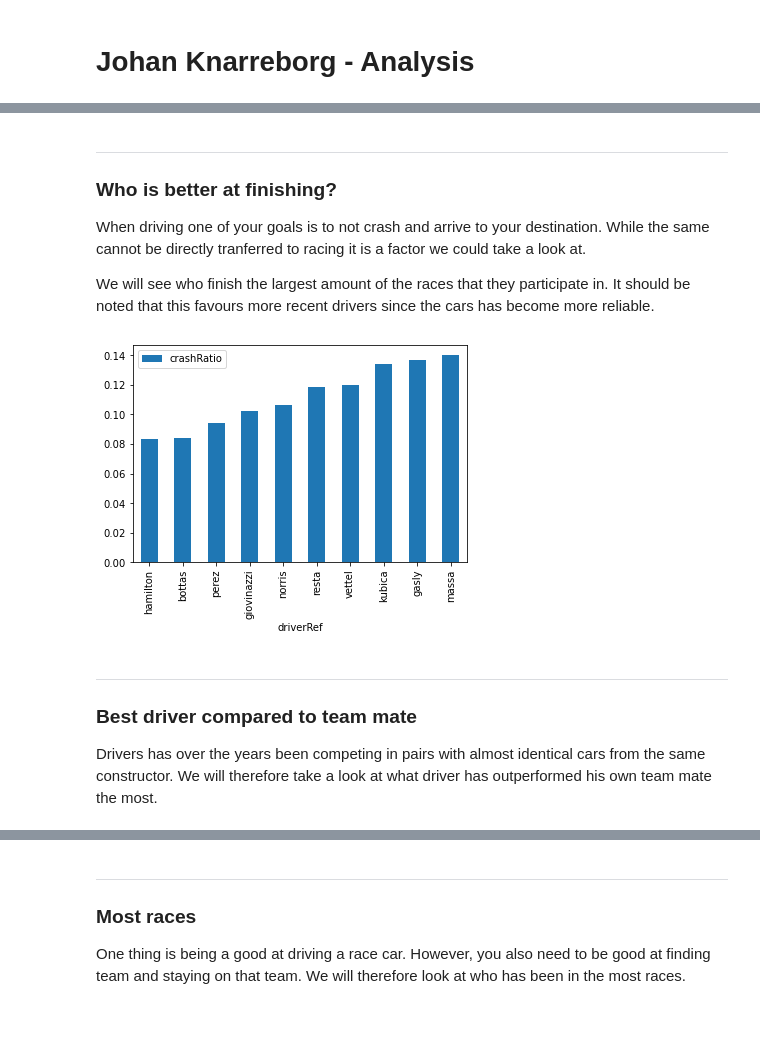
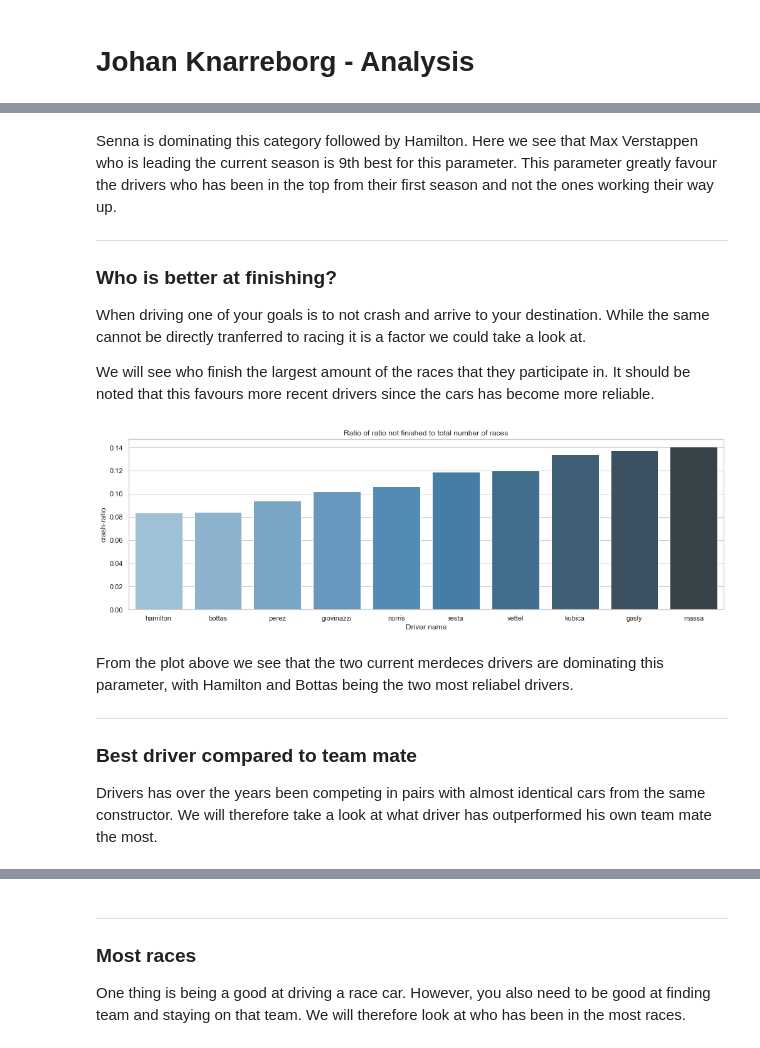
Before and after one commit to data301-2021-winter1/group16-project, a Jupyter notebook: notebooks/analysis1_analysis.ipynb, the cells around one changed output, grey strips where cells are left out. Cells and saved outputs as stored; diff of their text form; code cells hidden in the pictures; blank space fills up the shorter version.

```diff
--- a/notebooks/analysis1_analysis.ipynb
+++ b/notebooks/analysis1_analysis.ipynb
@@ -74,2 +45,5 @@ drivers2 = drivers2.drop(drivers2[drivers2["size"] < 40 ].index)
+# %%
+#setting the seaborn theme
+sns.set_theme(style="whitegrid")
 # %% [markdown]
 ### A first look at differences between drivers
@@ -114,4 +92,4 @@ We now see that only a handfull of people are outliers in this boxplot, with one
 # %%
-top_driver = pd.merge(avg_point,drivers[["driverId","driverRef"]],on="driverId",how="left").sort_values(by="avg_point",ascending = False)
-top_driver.head(1)
+top_driver = pd.merge(avg_point,drivers[["driverId","driverRef"]],on="driverId",how="left").sort_values(by="avg_point",ascending = False).reset_index()
+top_driver[["avg_point","driverRef"]].head(10)
 # %% [output]
@@ -188,0 +152,22 @@ quali_driver_mean.head(10)
+# %%
+#finding the mean qualifying position
+quali_driver = qualifying.copy()
+quali_driver_mean = (
+    quali_driver
+    .groupby("driverId")
+    .mean()
+    .reset_index()
+    [["driverId","position"]]
+    )
+quali_driver_mean = pd.merge(quali_driver_mean,drivers[["driverId","driverRef"]], on ="driverId" ,how = "left")
+
+#removing drivers that have participated in less than 40 races.
+quali_driver_mean = quali_driver_mean.loc[quali_driver_mean["driverId"].isin(driversFiltered["driverId"])].sort_values(by="position",ascending = True)
+
+#plotting the top ten drivers
+f = plt.figure(figsize=[17,5])
+ax = sns.barplot(x=quali_driver_mean["driverRef"][0:10], y=quali_driver_mean["position"][0:10], data=quali_driver_mean[0:10],palette="Blues_d")
+plt.ylabel("Starting position")
+ax.set(ylim=(1,7))
+plt.xlabel("Driver name")
+plt.title("Average starting position");
@@ -193,6 +180,8 @@ for i in quali_driver_mean["driverId"][0:10]:
     overall_driver.loc[overall_driver["driverId"]==i,"points"]=  overall_driver.loc[overall_driver["driverId"]==i,"points"] +p
     p = p-1
 # %% [markdown]
+Senna is dominating this category followed by Hamilton. Here we see that Max Verstappen who is leading the current season is 9th best for this parameter. This parameter greatly favour the drivers who has been in the top from their first season and not the ones working their way up.
+
 ---
 
 ### Who is better at finishing?
@@ -201,17 +190,23 @@ When driving one of your goals is to not crash and arrive to your destination. W
 We will see who finish the largest amount of the races that they participate in.
 It should be noted that this favours more recent drivers since the cars has become more reliable.
 # %%
+#finding the number of races each driver crashes in and the total number of races
 driver_crash = drivers[["driverId","driverRef"]].copy()
 driver_crash["crashRatio"]=100
-
-for i in drivers2["driverId"]:
+for i in driversFiltered["driverId"]:
     if np.size(results_races["positionText"][results_races["driverId"]==i])>15:
         crashRatio = np.size(results_races["positionText"][results_races["driverId"]==i][results_races["positionText"]=="R"])/np.size(results_races["positionText"][results_races["driverId"]==i])
         driver_crash.loc[driver_crash["driverId"]==i,"crashRatio"]=crashRatio
 driver_crash = driver_crash.sort_values(by="crashRatio")
-ax = driver_crash[0:10].plot.bar(x="driverRef",y="crashRatio")
+
+#plotting the top ten drivers
+f = plt.figure(figsize=[17,5])
+ax = sns.barplot(x=driver_crash["driverRef"][0:10], y=driver_crash["crashRatio"][0:10], data=driver_crash[0:10],palette="Blues_d")
+plt.ylabel("crash-ratio")
+plt.xlabel("Driver name")
+plt.title("Ratio of ratio not finished to total number of races");
 # %% [output]
-[figure, old version]
+[figure, new version]
 # %%
 #giving the top ten drivers of this parameter points from 1-10.
 p = 10
@@ -219,6 +214,8 @@ for i in driver_crash["driverId"][0:10]:
     overall_driver.loc[overall_driver["driverId"]==i,"points"]=  overall_driver.loc[overall_driver["driverId"]==i,"points"] +p
     p = p-1
 # %% [markdown]
+From the plot above we see that the two current merdeces drivers are dominating this parameter, with Hamilton and Bottas being the two most reliabel drivers.
+
 ---
 
 ### Best driver compared to team mate
```
Also changed, not shown: parts of 27 cells of this notebook, 3 other files.
